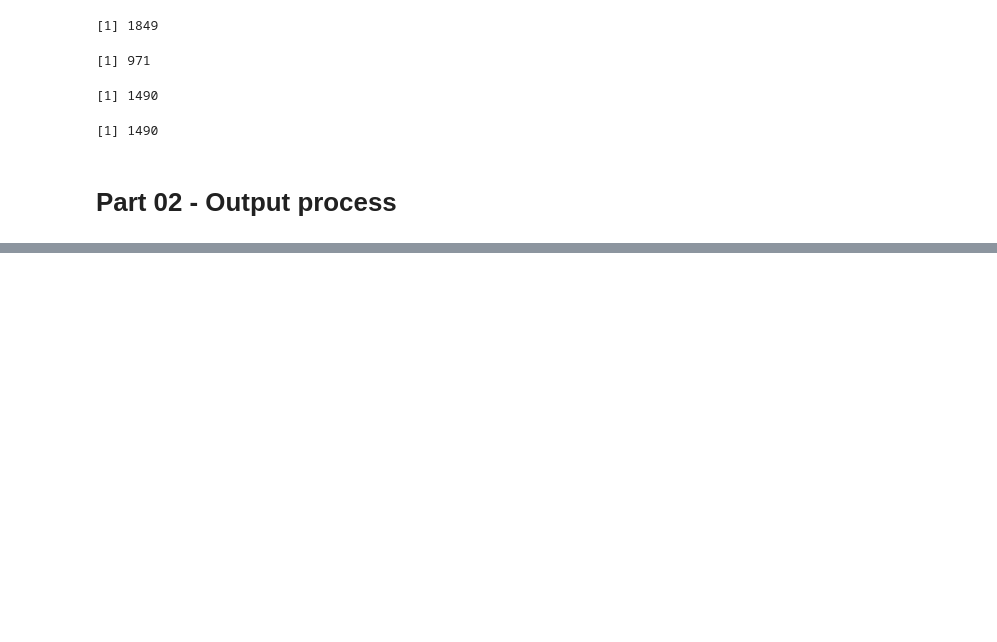
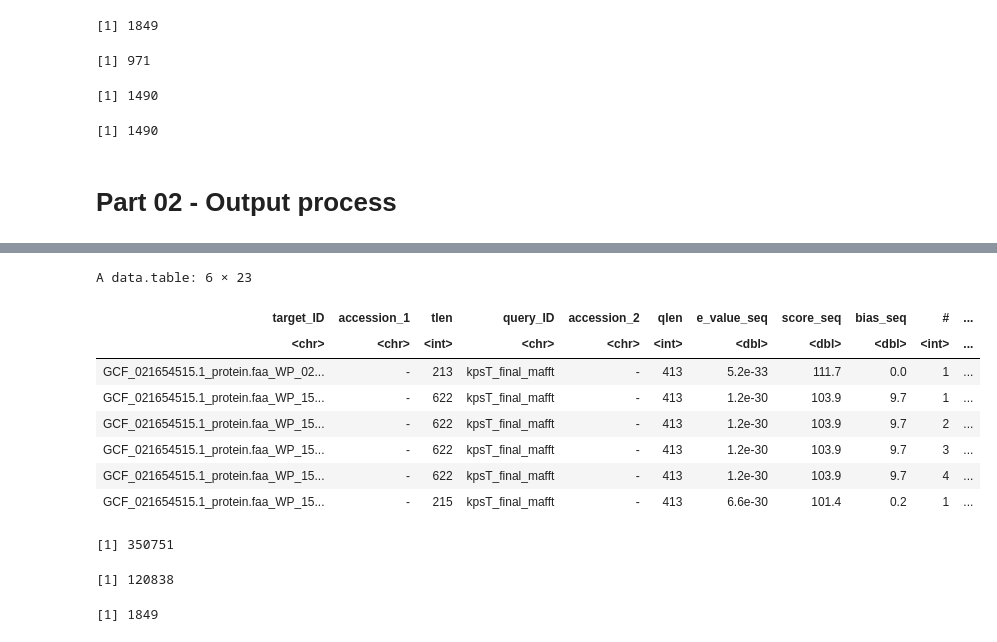
Before and after one commit to edtankian97/microbiota_sialylation, a Jupyter notebook: genomes_download/scripts/jupyter_scripts/hmm_process_external_rings.ipynb, the cells around one changed output, grey strips where cells are left out. Drawn from its saved outputs; the diff is of its cells as text; code cells hidden in the pictures; blank space fills up the shorter version.

```diff
--- a/genomes_download/scripts/jupyter_scripts/hmm_process_external_rings.ipynb
+++ b/genomes_download/scripts/jupyter_scripts/hmm_process_external_rings.ipynb
@@ -170,0 +191,41 @@ A data.table: 6 × 24
+# %%
+#KpsT
+#Update file PATH, if necessary.
+View_kpsT_ncbi_40_complete <-fread("plots_data/hmmer_out/file_output_kpsT.tsv", fill =Inf
+)[, 1:23]
+
+setnames(View_kpsT_ncbi_40_complete, column_names_external)
+
+head(View_kpsT_ncbi_40_complete)
+nrow(View_kpsT_ncbi_40_complete)
+# %% [output]
+A data.table: 6 × 23
+| target_ID | accession_1 | tlen | query_ID | accession_2 | qlen | e_value_seq | score_seq | bias_seq | # | ... |
+| <chr> | <chr> | <int> | <chr> | <chr> | <int> | <dbl> | <dbl> | <dbl> | <int> | ... |
+| GCF_021654515.1_protein.faa_WP_02... | - | 213 | kpsT_final_mafft | - | 413 | 5.2e-33 | 111.7 | 0.0 | 1 | ... |
+| GCF_021654515.1_protein.faa_WP_15... | - | 622 | kpsT_final_mafft | - | 413 | 1.2e-30 | 103.9 | 9.7 | 1 | ... |
+| GCF_021654515.1_protein.faa_WP_15... | - | 622 | kpsT_final_mafft | - | 413 | 1.2e-30 | 103.9 | 9.7 | 2 | ... |
+| GCF_021654515.1_protein.faa_WP_15... | - | 622 | kpsT_final_mafft | - | 413 | 1.2e-30 | 103.9 | 9.7 | 3 | ... |
+| GCF_021654515.1_protein.faa_WP_15... | - | 622 | kpsT_final_mafft | - | 413 | 1.2e-30 | 103.9 | 9.7 | 4 | ... |
+| GCF_021654515.1_protein.faa_WP_15... | - | 215 | kpsT_final_mafft | - | 413 | 6.6e-30 | 101.4 | 0.2 | 1 | ... |
+[1] 350751
+# %%
+# Get unique ID by target_ID column
+View_kpsT_ncbi_40_complete_process <-View_kpsT_ncbi_40_complete %>% distinct(View_kpsT_ncbi_40_complete$target_ID, .keep_all = TRUE)
+
+# Filter e-value and bit-score
+final_kpsT_complete_process <-View_kpsT_ncbi_40_complete_process %>%
+  filter(View_kpsT_ncbi_40_complete_process$e_value_seq <= 0.001 & View_kpsT_ncbi_40_complete_process$score_seq >= 50.0)
+
+# Get GCF_ID
+final_kpsT_complete_process$GCF_ID <- str_extract(final_kpsT_complete_process$target_ID, "^[^_]+_[^_]+")
+
+# Get unique ID by GCF_ID column
+final_kpsT_complete_process_ID <- final_kpsT_complete_process%>% distinct(GCF_ID, .keep_all = TRUE)
+
+# Get how many passed the filtering
+nrow(final_kpsT_complete_process)
+nrow(final_kpsT_complete_process_ID)
+# %% [output]
+[1] 120838
+[1] 1849
```
Also changed, not shown: parts of 11 cells of this notebook, 24 other files.
